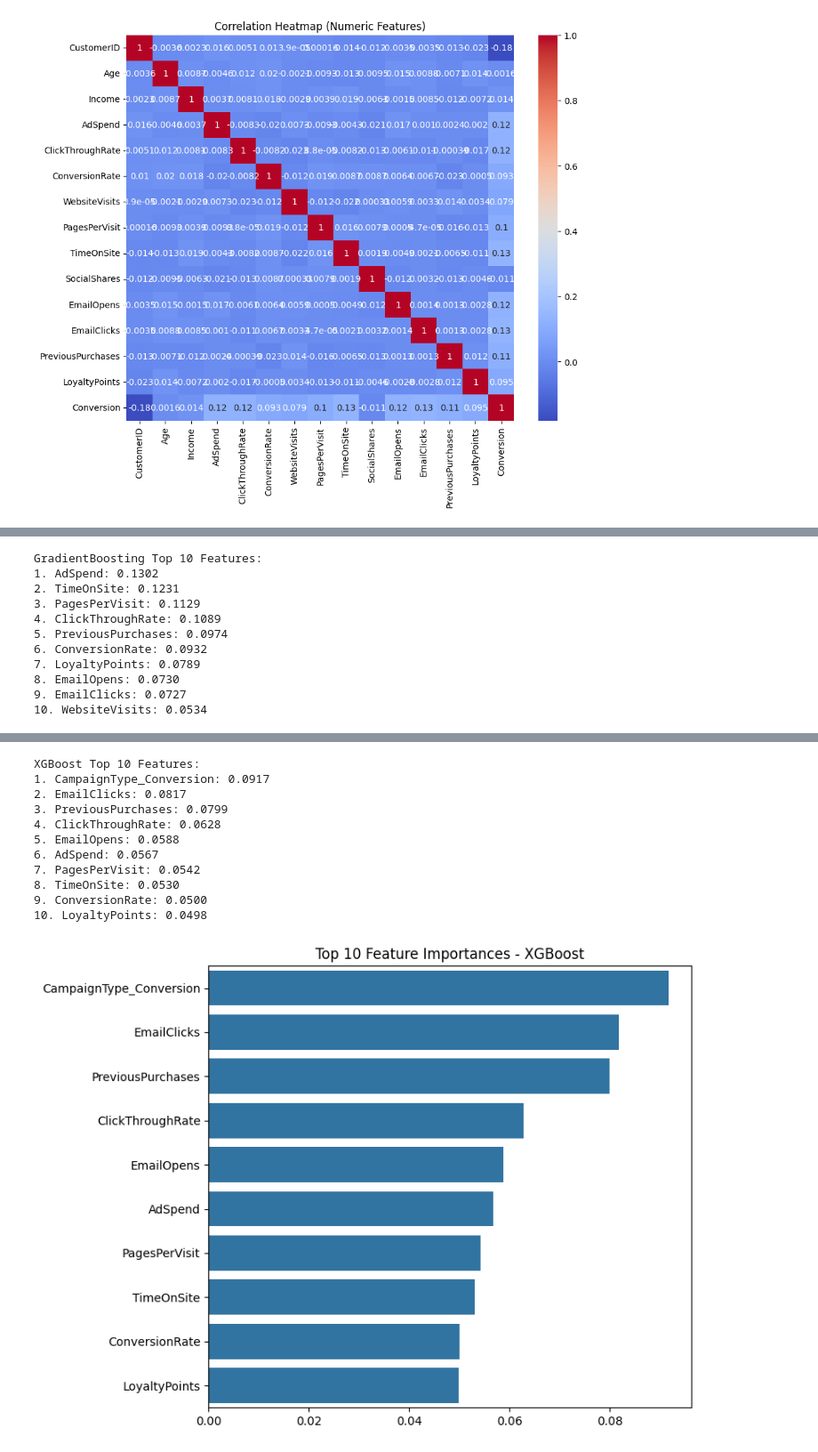
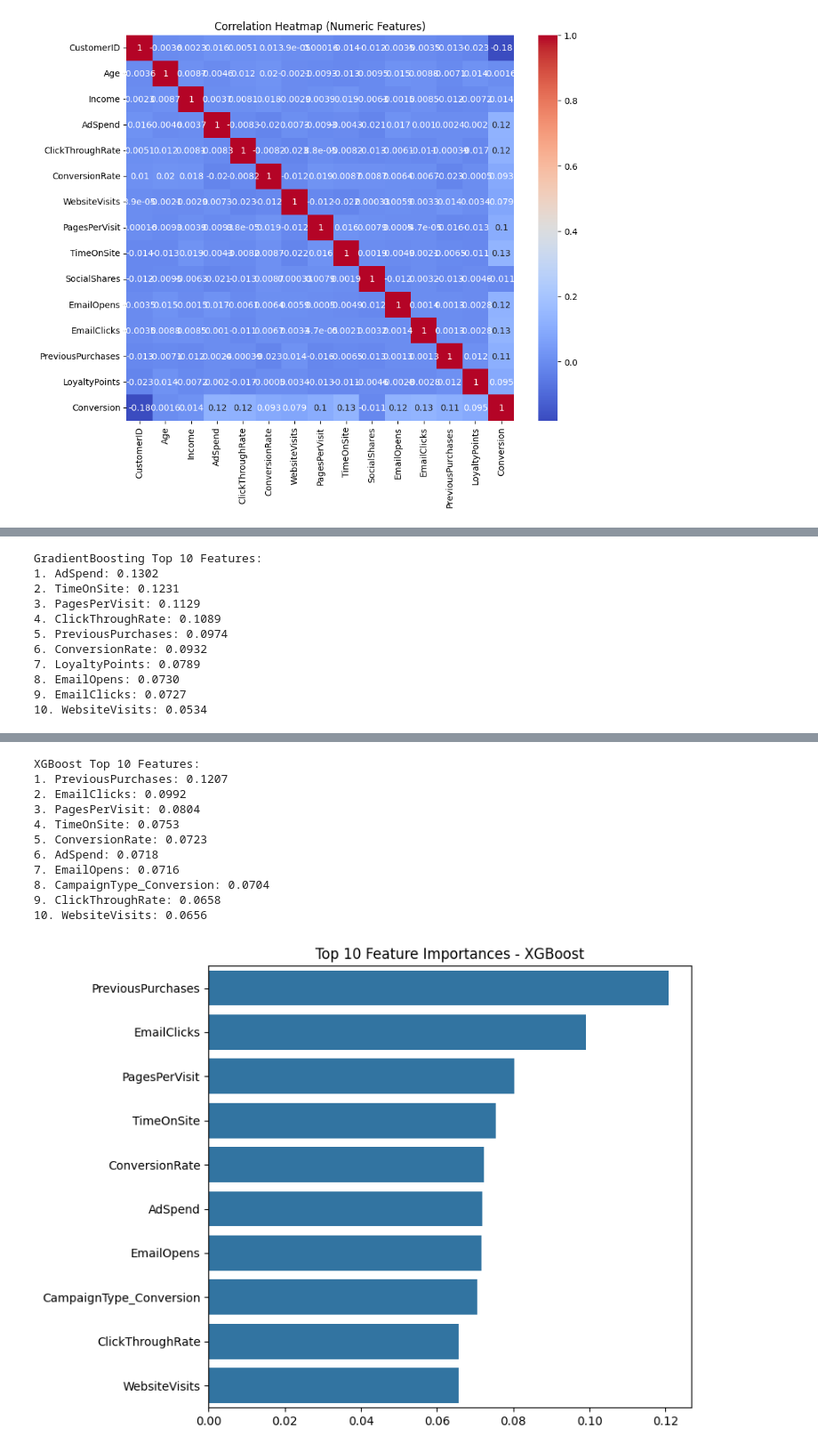
Before and after one commit to H6WU6R/DSA3101-Group-4, a Jupyter notebook: Notebooks/customer engagement 0325.ipynb, the cells around one changed output, grey strips where cells are left out. Shown: that part at 89% size. Drawn from its saved outputs; the diff is of its cells as text; code cells hidden in the pictures.

```diff
--- a/Notebooks/customer engagement 0322.ipynb
+++ b/Notebooks/customer engagement 0325.ipynb
@@ -122,7 +137,10 @@ num_cols = X.select_dtypes(include=[np.number]).columns.tolist()
 # %%
-preprocessor = ColumnTransformer(
-    transformers=[
-        ("num", StandardScaler(), num_cols),
-        ("cat", OneHotEncoder(drop="first", handle_unknown="ignore"), cat_cols)
-    ]
-)
+preprocessor_linear = ColumnTransformer([
+    ("num", StandardScaler(), num_cols),
+    ("cat", OneHotEncoder(drop="first", handle_unknown="ignore"), cat_cols)
+])
+
+preprocessor_tree = ColumnTransformer([
+    ("num", "passthrough", num_cols),
+    ("cat", OneHotEncoder(drop="first", handle_unknown="ignore"), cat_cols)
+])
@@ -304,25 +415,24 @@ XGBoost => Accuracy: 0.9144, ROC-AUC: 0.7980878687012781
 # %%
-# Example: Evaluate feature importances for tree-based models
+print("\n===== FEATURE IMPORTANCE FOR TREE-BASED MODELS =====")
 tree_models = ["RandomForest", "GradientBoosting", "XGBoost"]
+
 for tm in tree_models:
     if tm in best_estimators:
         clf = best_estimators[tm].named_steps["classifier"]
-        # Some models have feature_importances_, others (XGB) have .feature_importances_ or .coef_
+        preprocessor = best_estimators[tm].named_steps["preprocessor"]
+
         if hasattr(clf, "feature_importances_"):
-            # Retrieve feature names from pipeline
-            # Preprocessor transforms them, so let's gather them
             feat_names_num = preprocessor.named_transformers_["num"].get_feature_names_out(num_cols)
             feat_names_cat = preprocessor.named_transformers_["cat"].get_feature_names_out(cat_cols)
             all_feat_names = np.concatenate((feat_names_num, feat_names_cat))
 
             importances = clf.feature_importances_
             sorted_idx = np.argsort(importances)[::-1]
-            top_n = 10  # display top 10
+            top_n = 10
             print(f"\n{tm} Top {top_n} Features:")
             for i in range(top_n):
                 print(f"{i+1}. {all_feat_names[sorted_idx[i]]}: {importances[sorted_idx[i]]:.4f}")
 
-            # Plot top features
             plt.figure(figsize=(8, 6))
             sns.barplot(x=importances[sorted_idx[:top_n]],
                         y=all_feat_names[sorted_idx[:top_n]])
@@ -330,17 +440,14 @@ for tm in tree_models:
             plt.tight_layout()
             plt.show()
 
-        # SHAP
         if SHAP_AVAILABLE:
-            print(f"\nRunning SHAP analysis for {tm} (first 300 rows for performance)...")
-            # Preprocess a sample
+            print(f"\nRunning SHAP for {tm} (first 300 rows)...")
             X_sample = X_train[:300]
             y_sample = y_train[:300]
-            X_sample_transformed = preprocessor.fit_transform(X_sample, y_sample)
+            X_transformed = preprocessor.transform(X_sample)
 
-            # Build an explainer
             explainer = shap.TreeExplainer(clf)
-            shap_values = explainer.shap_values(X_sample_transformed)
-            shap.summary_plot(shap_values, X_sample_transformed,
+            shap_values = explainer.shap_values(X_transformed)
+            shap.summary_plot(shap_values, X_transformed,
                               feature_names=all_feat_names, show=True)
 # %% [output]
@@ -347,36 +456,36 @@ for tm in tree_models:
 RandomForest Top 10 Features:
 1. PagesPerVisit: 0.1277
 2. PreviousPurchases: 0.1158
 3. ClickThroughRate: 0.1063
 4. TimeOnSite: 0.1036
 5. AdSpend: 0.0953
 6. ConversionRate: 0.0842
 7. EmailClicks: 0.0811
 8. LoyaltyPoints: 0.0803
 9. EmailOpens: 0.0718
 10. WebsiteVisits: 0.0575
 [figure]
 GradientBoosting Top 10 Features:
 1. AdSpend: 0.1302
 2. TimeOnSite: 0.1231
 3. PagesPerVisit: 0.1129
 4. ClickThroughRate: 0.1089
 5. PreviousPurchases: 0.0974
 6. ConversionRate: 0.0932
 7. LoyaltyPoints: 0.0789
 8. EmailOpens: 0.0730
 9. EmailClicks: 0.0727
 10. WebsiteVisits: 0.0534
 [figure]
 XGBoost Top 10 Features:
-1. CampaignType_Conversion: 0.0917
-2. EmailClicks: 0.0817
-3. PreviousPurchases: 0.0799
-4. ClickThroughRate: 0.0628
-5. EmailOpens: 0.0588
-6. AdSpend: 0.0567
-7. PagesPerVisit: 0.0542
-8. TimeOnSite: 0.0530
-9. ConversionRate: 0.0500
-10. LoyaltyPoints: 0.0498
+1. PreviousPurchases: 0.1207
+2. EmailClicks: 0.0992
+3. PagesPerVisit: 0.0804
+4. TimeOnSite: 0.0753
+5. ConversionRate: 0.0723
+6. AdSpend: 0.0718
+7. EmailOpens: 0.0716
+8. CampaignType_Conversion: 0.0704
+9. ClickThroughRate: 0.0658
+10. WebsiteVisits: 0.0656
-[figure, old version]
+[figure, new version]
```
Also changed, not shown: parts of 22 cells of this notebook, 6 other files.
